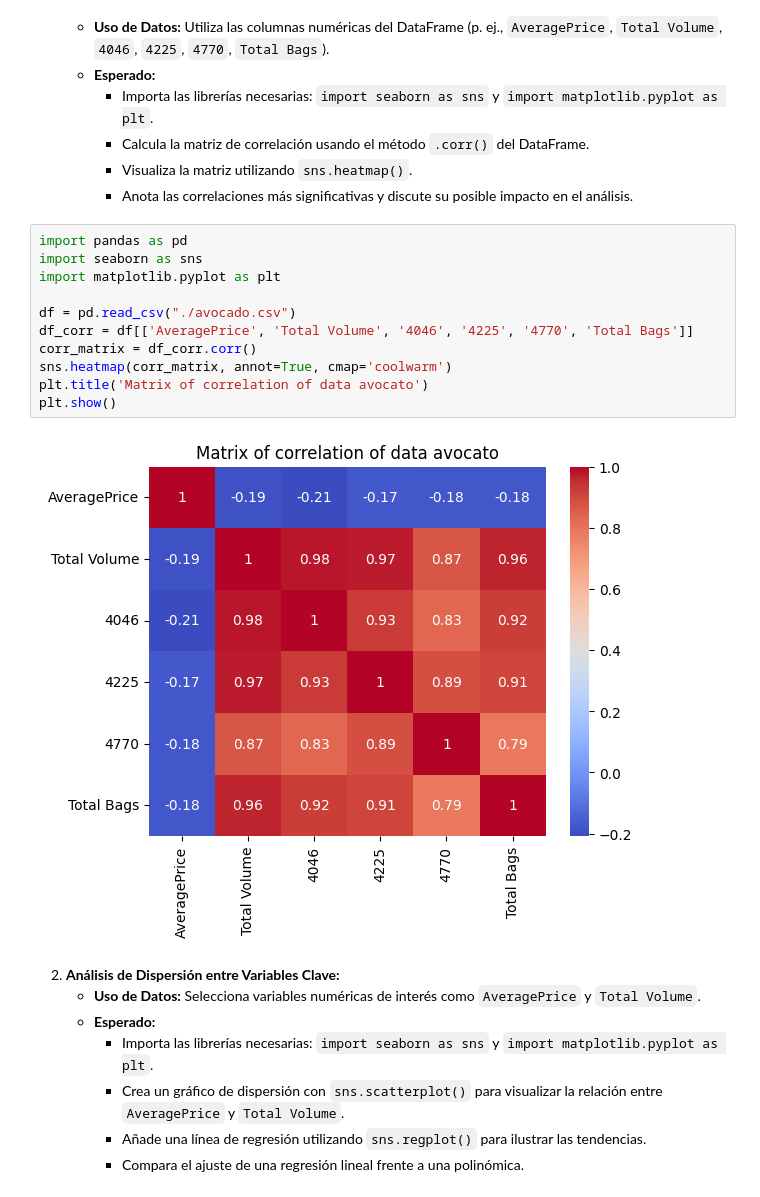
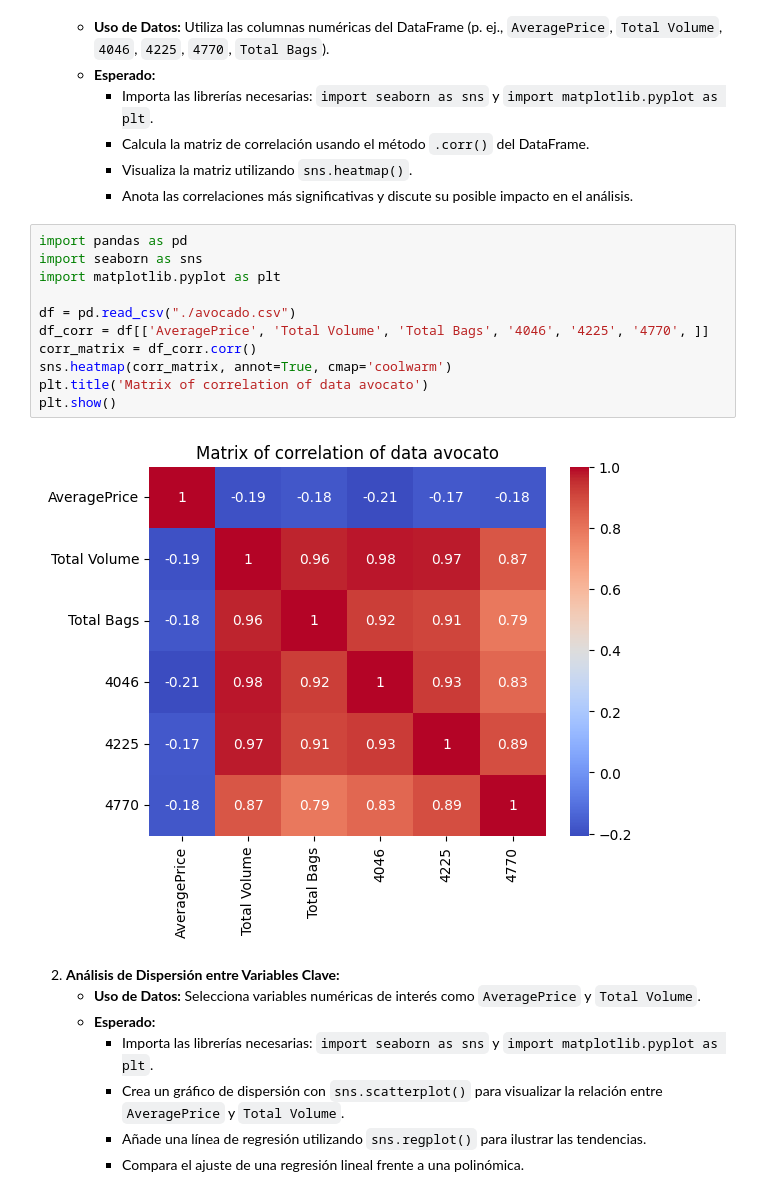
Before and after one commit to Julix4/avocado_project, a Jupyter notebook: proyecto_markdown.ipynb, the cells around one changed output. Drawn from its saved outputs; the diff is of its cells as text.

```diff
--- a/proyecto_markdown.ipynb
+++ b/proyecto_markdown.ipynb
@@ -162,16 +162,16 @@ $$
 # %%
 import pandas as pd
 import seaborn as sns
 import matplotlib.pyplot as plt
 
 df = pd.read_csv("./avocado.csv")
-df_corr = df[['AveragePrice', 'Total Volume', '4046', '4225', '4770', 'Total Bags']]
+df_corr = df[['AveragePrice', 'Total Volume', 'Total Bags', '4046', '4225', '4770', ]]
 corr_matrix = df_corr.corr()
 sns.heatmap(corr_matrix, annot=True, cmap='coolwarm')
 plt.title('Matrix of correlation of data avocato')
 plt.show()
 # %% [output]
-[figure, old version]
+[figure, new version]
 # %% [markdown]
 2. **Análisis de Dispersión entre Variables Clave:**
    - **Uso de Datos:** Selecciona variables numéricas de interés como `AveragePrice` y `Total Volume`.
```
Also changed, not shown: parts of 7 cells of this notebook.
